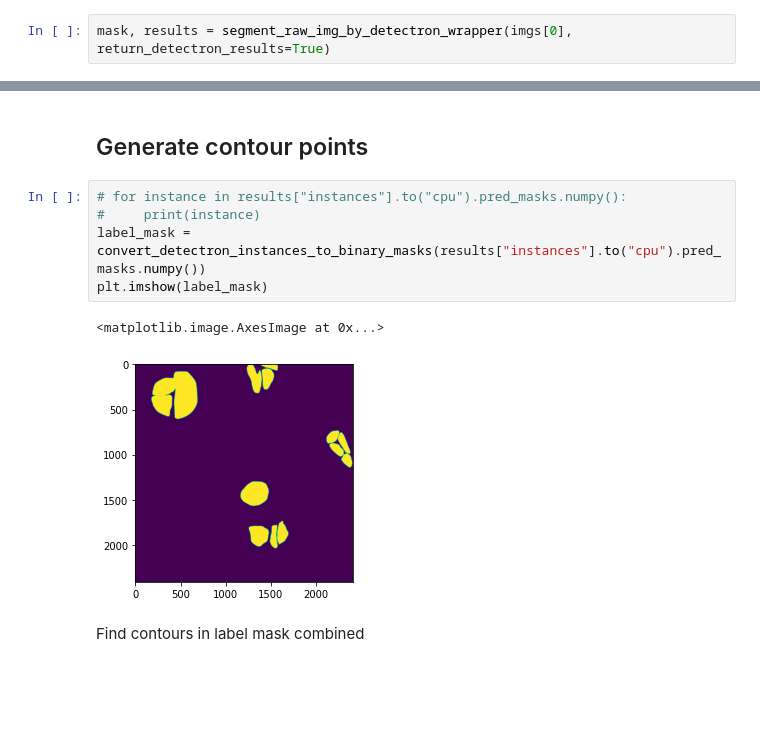
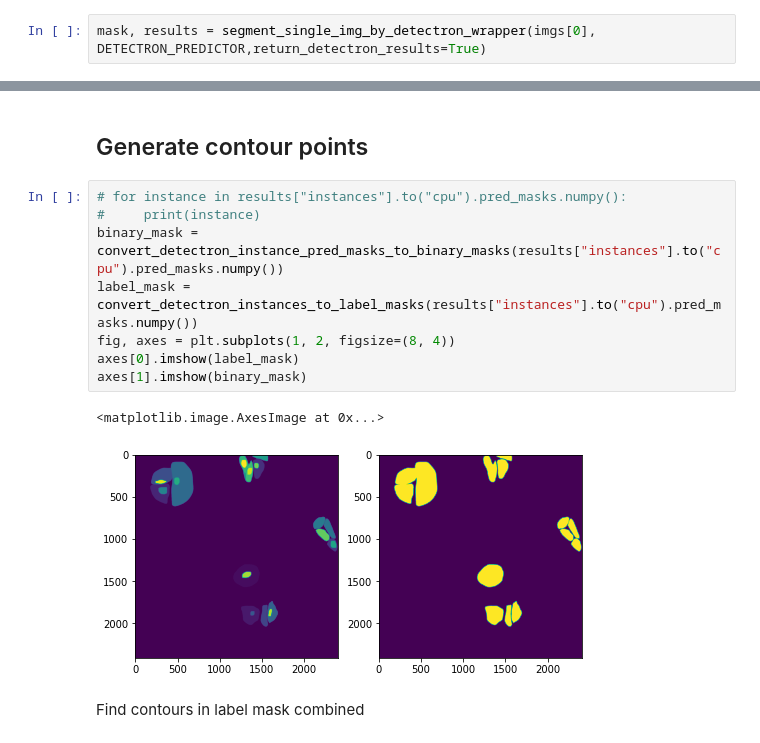
Before and after one commit to xing-lab-pitt/livecellx, a Jupyter notebook: notebooks/segment_predict_all_cells.ipynb, the cells around one changed output, grey strips where cells are left out. Cells and saved outputs as stored; diff of their text form; blank space fills up the shorter version.

```diff
--- a/notebooks/segment_predict_all_cells.ipynb
+++ b/notebooks/segment_predict_all_cells.ipynb
@@ -291,7 +192,7 @@ ndigits: 1
 # %% [markdown]
 Check result datastructure of detectron outputs
 # %%
-mask, results = segment_raw_img_by_detectron_wrapper(imgs[0], return_detectron_results=True)
+mask, results = segment_single_img_by_detectron_wrapper(imgs[0], DETECTRON_PREDICTOR,return_detectron_results=True)
 # %%
 pred_masks = results["instances"].to("cpu").pred_masks.numpy()
 np.max(pred_masks)
@@ -326,11 +236,14 @@ with open(out_dir / "segmentation_results.json", "w") as f:
 # %%
 # for instance in results["instances"].to("cpu").pred_masks.numpy():
 #     print(instance)
-label_mask = convert_detectron_instances_to_binary_masks(results["instances"].to("cpu").pred_masks.numpy())
-plt.imshow(label_mask)
+binary_mask = convert_detectron_instance_pred_masks_to_binary_masks(results["instances"].to("cpu").pred_masks.numpy())
+label_mask = convert_detectron_instances_to_label_masks(results["instances"].to("cpu").pred_masks.numpy())
+fig, axes = plt.subplots(1, 2, figsize=(8, 4))
+axes[0].imshow(label_mask)
+axes[1].imshow(binary_mask)
 # %% [output]
 <matplotlib.image.AxesImage at 0x...>
-[figure, old version]
+[figure, new version]
 # %% [markdown]
 Find contours in label mask combined
 # %%
```
Also changed, not shown: parts of 13 cells of this notebook, 6 other files.
